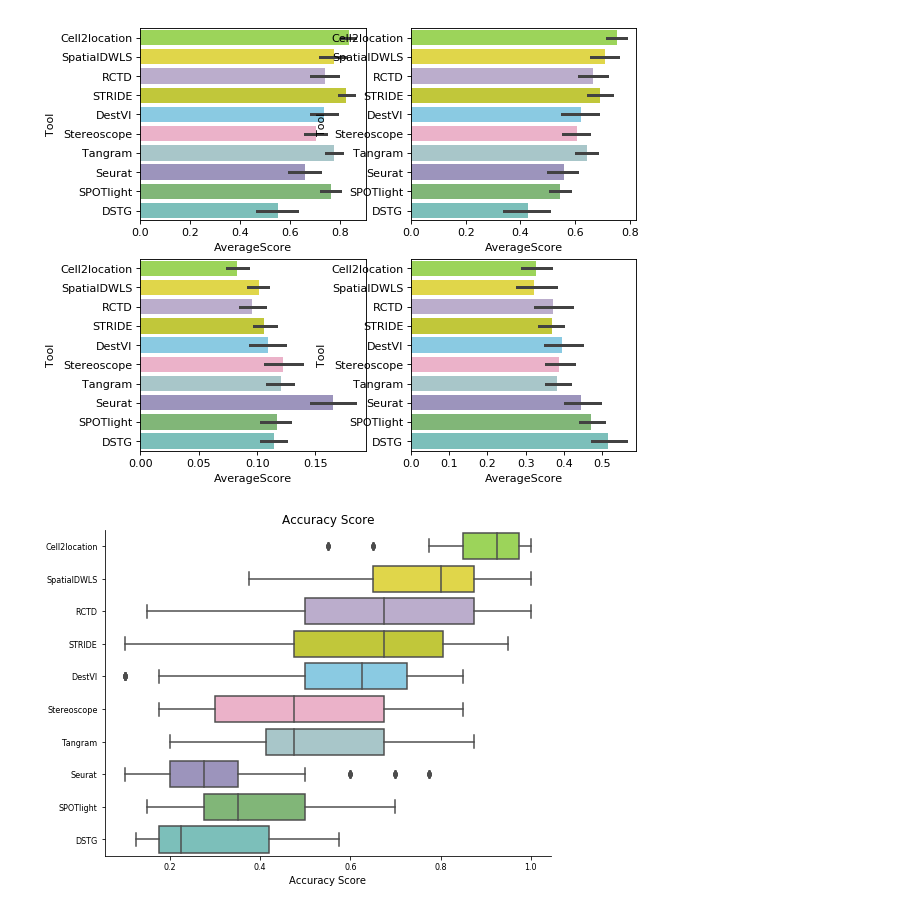
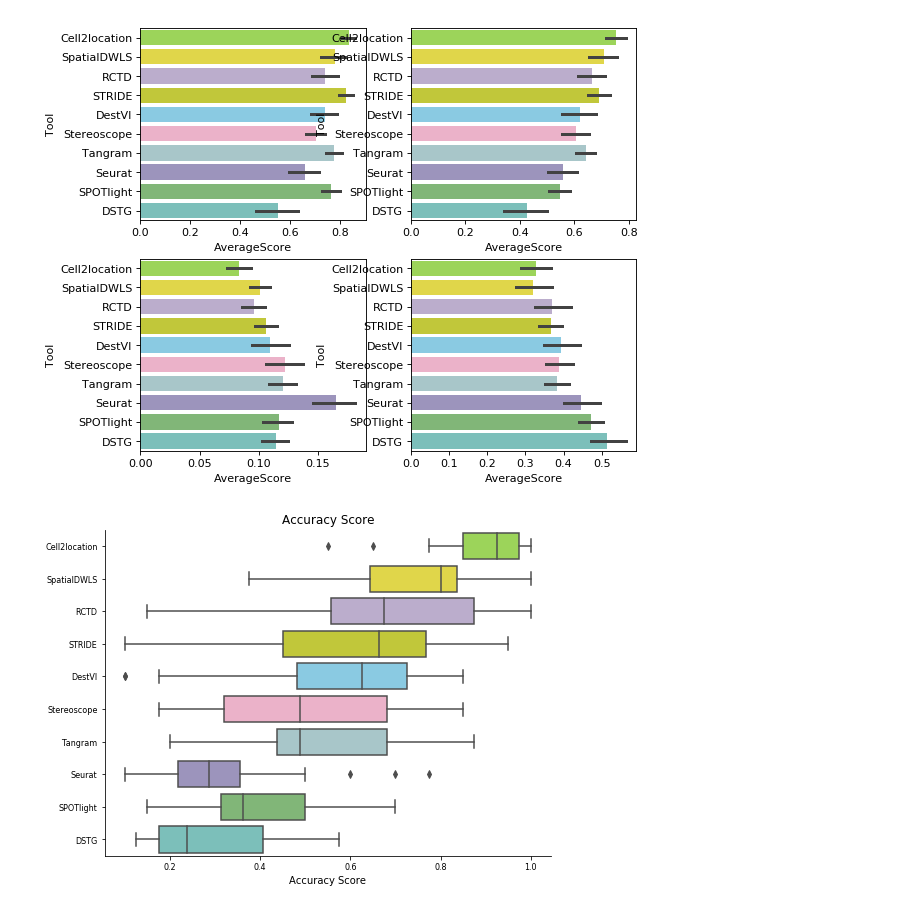
Before and after one commit to QuKunLab/SpatialBenchmarking, a Jupyter notebook: BLAST_CelltypeDeconvolution.ipynb, the cells around one changed output. Saved outputs shown, nothing was run; the diff lists cells and outputs as text; code cells hidden in the pictures.

```diff
--- a/BLAST_CelltypeDeconvolution.ipynb
+++ b/BLAST_CelltypeDeconvolution.ipynb
@@ -896,34 +902,34 @@ Dataset = [x for x in DirFiles if x[:4] == 'Data']
 make_score(Dataset, Tools, path_output)
 
 def make_all_score(dataset_all):
     score_all = pd.DataFrame()
     for dataset in dataset_all:
-        prefix = '_'.join(dataset.split('_')[:-2])
+        prefix = 'Dataset' + dataset
         a = pd.read_csv(path + '/Accuracy_Rank/' + prefix + "_score.txt",header=0,index_col=0)
         score_all=pd.concat([score_all,a],axis=0)
     return score_all
-
-Score = make_all_score(Dataset)
+all_datasets = np.array(['1','2','3','4','5','6','7','8','9','10','11','12','13','14','15','16','1_r','2_r','3_r','4_r','5_r','6_r','7_r','8_r','9_r','10_r','11_r','12_r','13_r','14_r','15_r','16_r'])
+Score = make_all_score(all_datasets)
 Score.to_csv(path + "/Accuracy_Rank/Score.txt",header=1, index=1)
 
 order = ['Cell2location','SpatialDWLS','RCTD','STRIDE','DestVI', 'Stereoscope','Tangram','Seurat', 'SPOTlight', 'DSTG']
 
 def plot_all(df, name, order, palette):
     df_all = pd.DataFrame(df.sum(axis=1).values,index = df.index.values,columns=['merge'])
     df_all = df_all/4
 
     plt.figure(figsize=(8, 6))
     axes =sns.boxplot(x= 'merge',y= df_all.index.values, data=df_all ,palette=palette,order=order)
     axes.set_xlabel(name, fontsize=10)
     axes.set_ylabel('', fontsize=10)
     axes.spines['top'].set_visible(False)
     axes.spines['right'].set_visible(False)
     plt.xticks(fontsize=8)
     plt.yticks(fontsize=8)
     plt.title('Accuracy Score')
     plt.show()
     return df_all
 
 DataAS = plot_all(Score, 'Accuracy Score', order, palette)
 # %% [output]
-[figure, old version]
+[figure, new version]
```
Also changed, not shown: parts of 2 cells of this notebook, 11 other files.
